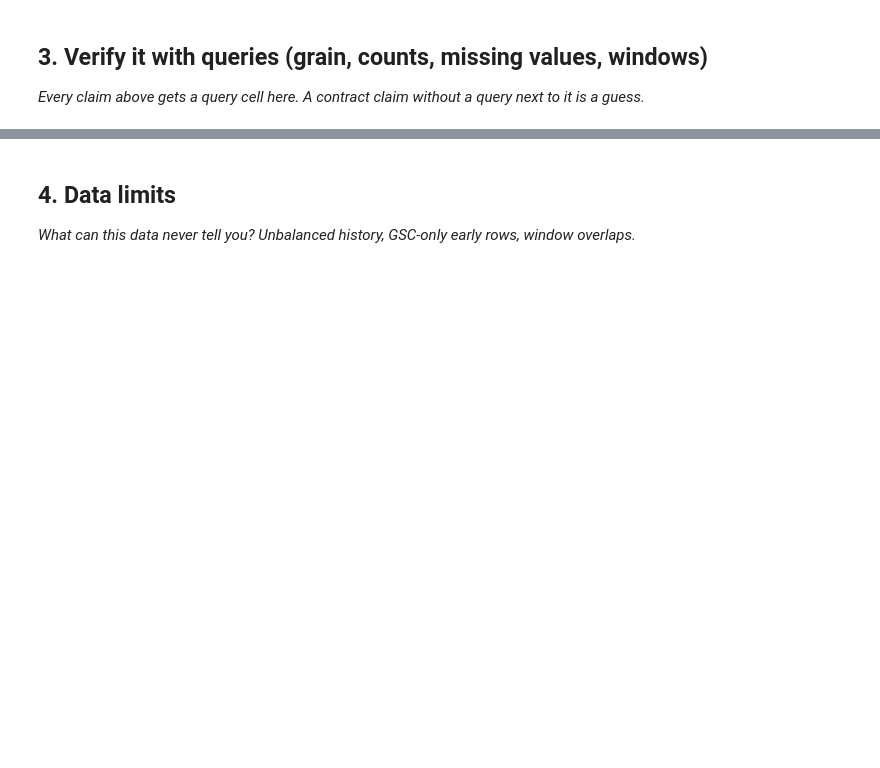
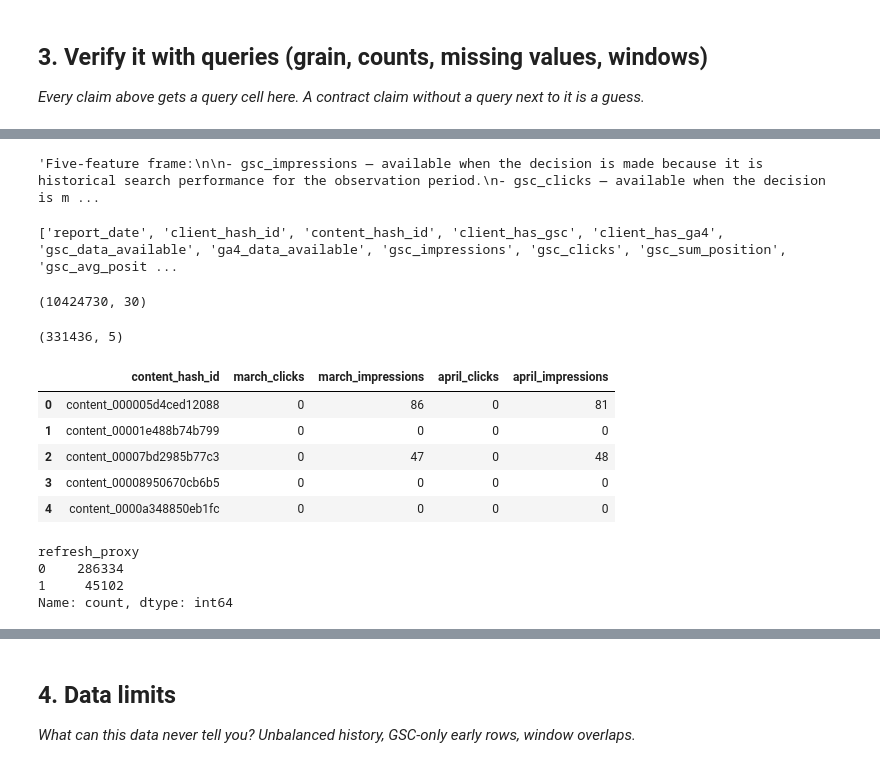
Before and after one commit to clever-dhruv/flyrank-ml-internship, a Jupyter notebook: work/notebooks/w03_data_contract.ipynb, the cells around one changed output, grey strips where cells are left out. Saved outputs shown, nothing was run; the diff lists cells and outputs as text; code cells hidden in the pictures; blank space fills up the shorter version.

```diff
--- a/work/notebooks/w03_data_contract.ipynb
+++ b/work/notebooks/w03_data_contract.ipynb
@@ -29,0 +160,67 @@ This skeleton is yours to fill. Work the sections **in order** — each one has
+# %%
+"""Five-feature frame:
+
+- gsc_impressions — available when the decision is made because it is historical search performance for the observation period.
+- gsc_clicks — available when the decision is made because it is historical search traffic for the observation period.
+- gsc_avg_position — available when the decision is made because it is historical search ranking for the observation period.
+- ga4_pageviews — available when the decision is made because it is historical page traffic for the observation period.
+- ga4_engaged_sessions — available when the decision is made because it is historical engagement for the observation period."""
+# %% [output]
+'Five-feature frame:\n\n- gsc_impressions — available when the decision is made because it is historical search performance for the observation period.\n- gsc_clicks — available when the decision is m ...
+# %%
+print(df.columns.tolist())
+# %% [output]
+['report_date', 'client_hash_id', 'content_hash_id', 'client_has_gsc', 'client_has_ga4', 'gsc_data_available', 'ga4_data_available', 'gsc_impressions', 'gsc_clicks', 'gsc_sum_position', 'gsc_avg_posit ...
+# %%
+april_path = hf_hub_download(
+    repo_id="FlyRank/internship-warehouse",
+    filename="fact_content_daily_performance/month=2026-04/data_0.parquet",
+    repo_type="dataset",
+    token=HF_TOKEN
+)
+
+april_df = pd.read_parquet(april_path)
+
+print(april_df.shape)
+# %% [output]
+(10424730, 30)
+# %%
+march = df.groupby("content_hash_id", as_index=False).agg(
+    march_clicks=("gsc_clicks", "sum"),
+    march_impressions=("gsc_impressions", "sum")
+)
+
+april = april_df.groupby("content_hash_id", as_index=False).agg(
+    april_clicks=("gsc_clicks", "sum"),
+    april_impressions=("gsc_impressions", "sum")
+)
+
+future = march.merge(
+    april,
+    on="content_hash_id",
+    how="inner"
+)
+
+print(future.shape)
+display(future.head())
+# %% [output]
+(331436, 5)
+|  | content_hash_id | march_clicks | march_impressions | april_clicks | april_impressions |
+| 0 | content_000005d4ced12088 | 0 | 86 | 0 | 81 |
+| 1 | content_00001e488b74b799 | 0 | 0 | 0 | 0 |
+| 2 | content_00007bd2985b77c3 | 0 | 47 | 0 | 48 |
+| 3 | content_00008950670cb6b5 | 0 | 0 | 0 | 0 |
+| 4 | content_0000a348850eb1fc | 0 | 0 | 0 | 0 |
+# %%
+future["click_change"] = future["april_clicks"] - future["march_clicks"]
+
+future["refresh_proxy"] = (
+    future["click_change"] < 0
+).astype(int)
+
+print(future["refresh_proxy"].value_counts())
+# %% [output]
+refresh_proxy
+0    286334
+1     45102
+Name: count, dtype: int64
```
Also changed, not shown: parts of 15 cells of this notebook.
